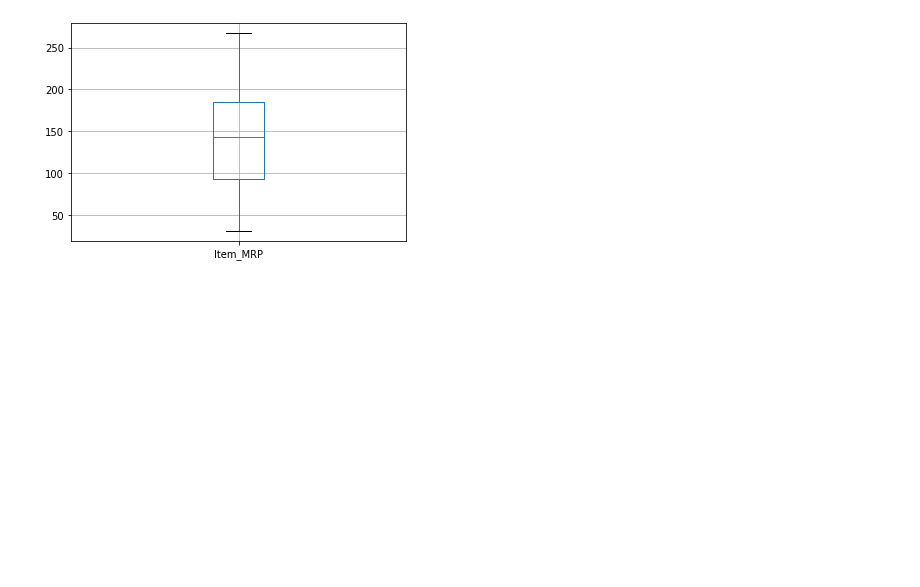
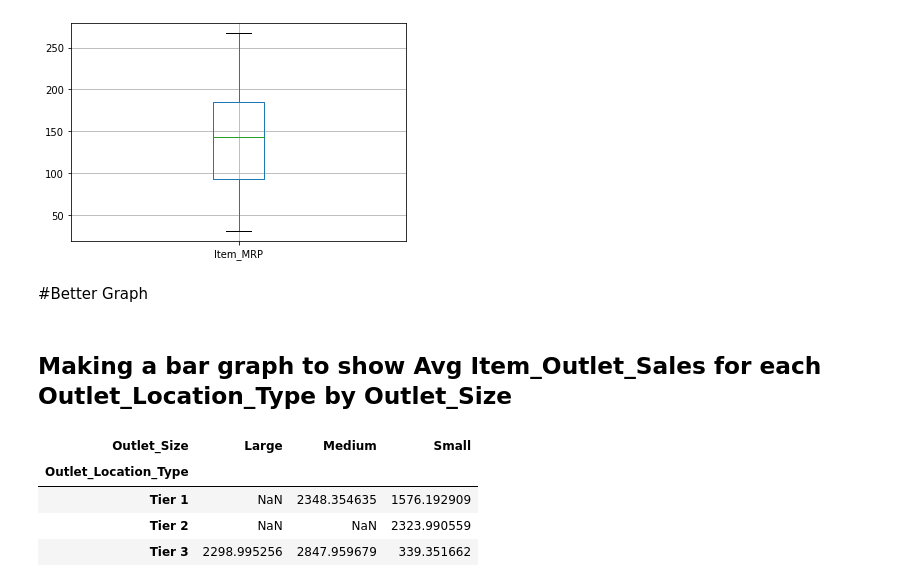
Before and after one commit to guylozius/sales-predictions, a Jupyter notebook: sales_predictions.ipynb, the cells around one changed output. Cells and saved outputs as stored; diff of their text form; code cells hidden in the pictures; blank space fills up the shorter version.

```diff
--- a/sales_predictions.ipynb
+++ b/sales_predictions.ipynb
@@ -361,3 +387,20 @@ df.boxplot(column='Item_MRP')
 # %% [output]
 <matplotlib.axes._subplots.AxesSubplot at 0x...>
 [figure]
+# %% [markdown]
+#Better Graph
+# %% [markdown]
+## Making a bar graph to show Avg Item_Outlet_Sales for each Outlet_Location_Type by Outlet_Size
+# %%
+#Creating and rearanging DataFrame
+plot_df = df[['Outlet_Size','Item_Outlet_Sales','Outlet_Location_Type']]
+plot_df = plot_df.groupby(['Outlet_Size','Outlet_Location_Type'],as_index=False)['Item_Outlet_Sales'].mean()
+plot_df['Outlet_Size']= plot_df['Outlet_Size'].replace('High','Large')
+plot_df = plot_df.pivot(index='Outlet_Location_Type',columns='Outlet_Size',values='Item_Outlet_Sales')
+plot_df
+# %% [output]
+| Outlet_Size | Large | Medium | Small |
+| Outlet_Location_Type |  |  |  |
+| Tier 1 | NaN | 2348.354635 | 1576.192909 |
+| Tier 2 | NaN | NaN | 2323.990559 |
+| Tier 3 | 2298.995256 | 2847.959679 | 339.351662 |
```
Also changed, not shown: parts of 8 cells of this notebook.
